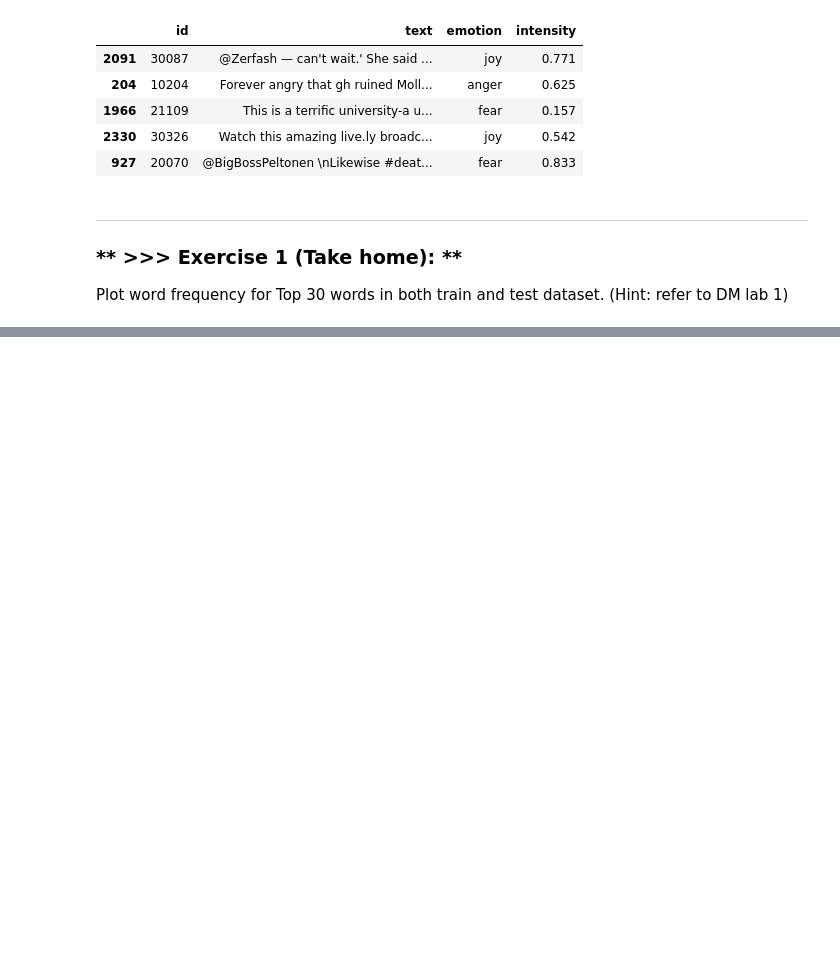
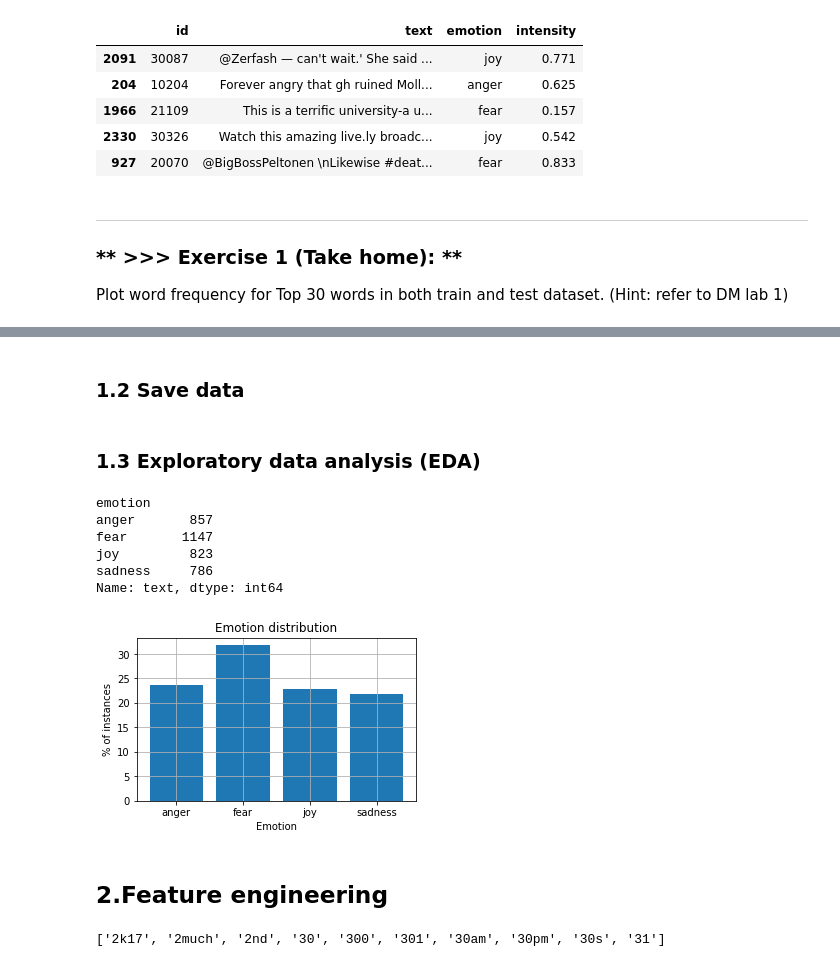
Before and after one commit to kylekylehaha/DM2021-Lab2-HW2, a Jupyter notebook: DM2021-Lab2-Homework.ipynb, the cells around one changed output, grey strips where cells are left out. Cells and saved outputs as stored; diff of their text form; code cells hidden in the pictures; blank space fills up the shorter version.

```diff
--- a/DM2021-Lab2-Homework.ipynb
+++ b/DM2021-Lab2-Homework.ipynb
@@ -129,3 +129,5 @@ fig_test.show()
 # %% [output]
 [interactive output not drawn]
 [interactive output not drawn]
+# %% [markdown]
+### 1.2 Save data
@@ -131,0 +138,63 @@ fig_test.show()
+# %%
+import pandas as pd
+
+## load a pickle file
+train_df = pd.read_pickle("train_df.pkl")
+test_df = pd.read_pickle("test_df.pkl")
+# %% [markdown]
+### 1.3 Exploratory data analysis (EDA)
+# %%
+#group to find distribution
+train_df.groupby(['emotion']).count()['text']
+# %% [output]
+emotion
+anger       857
+fear       1147
+joy         823
+sadness     786
+Name: text, dtype: int64
+# %%
+%matplotlib inline
+import numpy as np
+import matplotlib.pyplot as plt
+
+# the histogram of the data
+labels = train_df['emotion'].unique()
+post_total = len(train_df)
+df1 = train_df.groupby(['emotion']).count()['text']
+df1 = df1.apply(lambda x: round(x*100/post_total,3))
+
+#plot
+fig, ax = plt.subplots(figsize=(5,3))
+plt.bar(df1.index,df1.values)
+
+#arrange
+plt.ylabel('% of instances')
+plt.xlabel('Emotion')
+plt.title('Emotion distribution')
+plt.grid(True)
+plt.show()
+# %% [output]
+[figure, added]
+# %% [markdown]
+## 2.Feature engineering
+# %%
+from sklearn.feature_extraction.text import CountVectorizer
+
+# build analyzers (bag-of-words)
+BOW_vectorizer = CountVectorizer()
+
+# 1. Learn a vocabulary dictionary of all tokens in the raw documents.
+BOW_vectorizer.fit(train_df['text'])
+
+# 2. Transform documents to document-term matrix.
+train_data_BOW_features = BOW_vectorizer.transform(train_df['text'])
+test_data_BOW_features = BOW_vectorizer.transform(test_df['text'])
+
+train_data_BOW_features.toarray()
+train_data_BOW_features.shape
+
+feature_names = BOW_vectorizer.get_feature_names()
+feature_names[100:110]
+# %% [output]
+['2k17', '2much', '2nd', '30', '300', '301', '30am', '30pm', '30s', '31']
```
Also changed, not shown: parts of 7 cells of this notebook, 1 other file.
